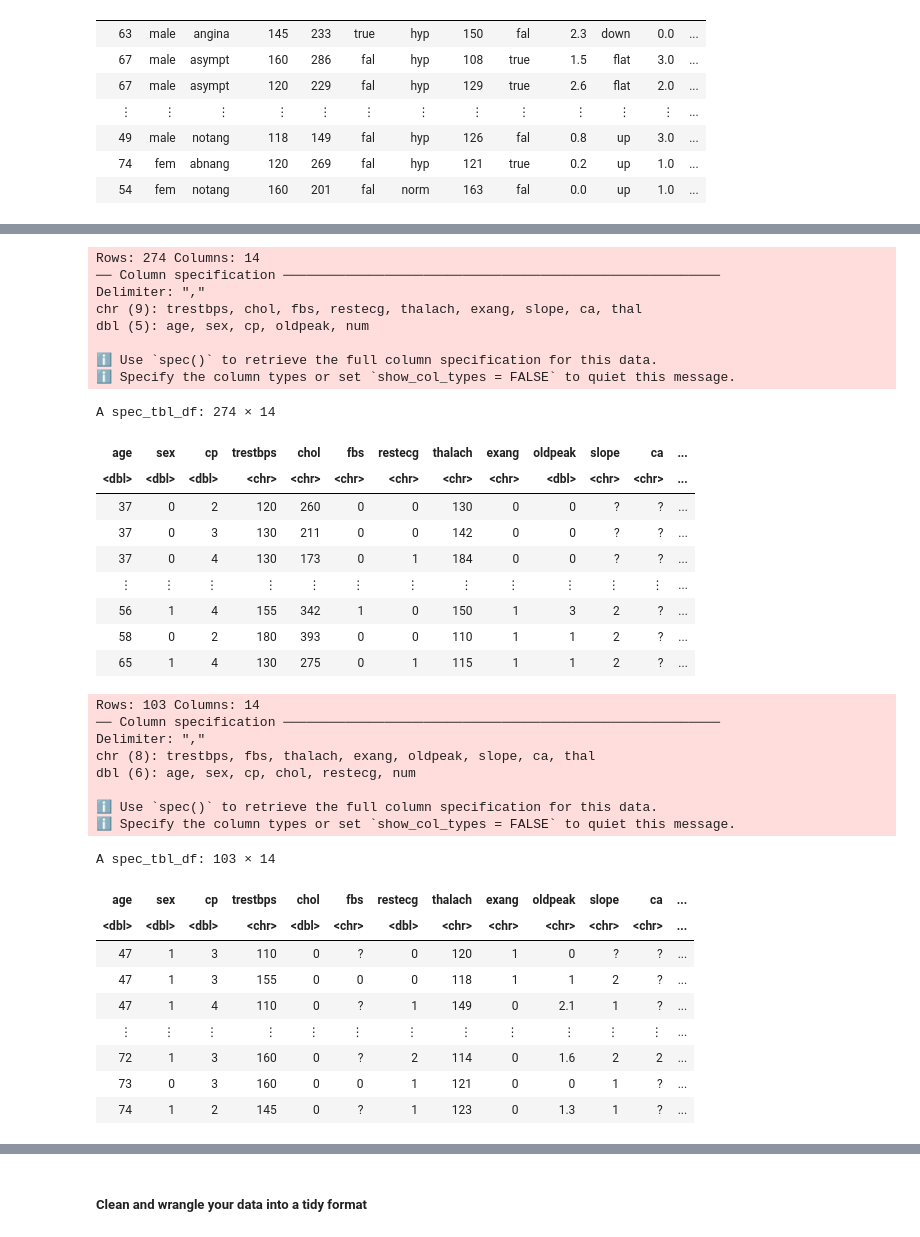
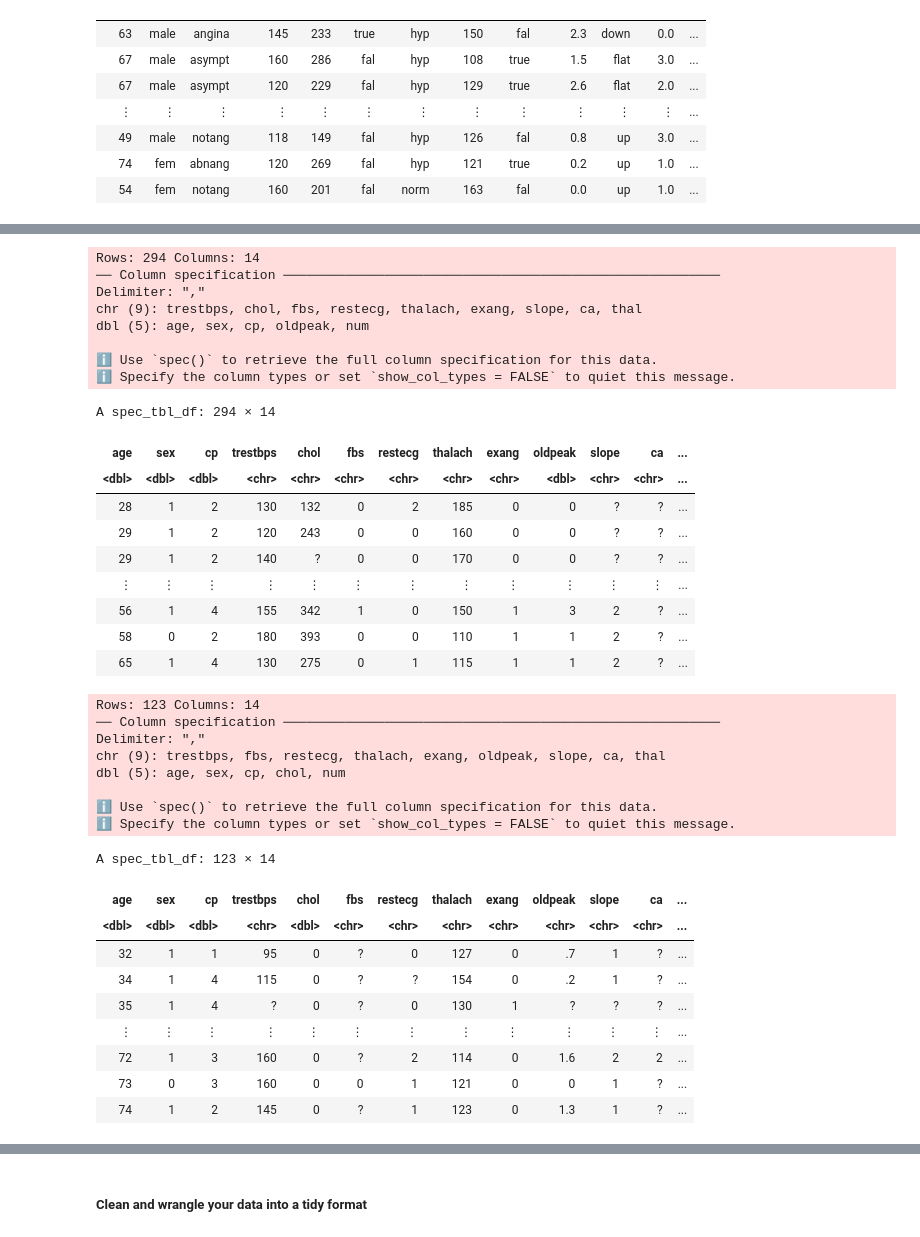
Before and after one commit to TheSkiffle/group_project_ds_2024, a Jupyter notebook: group_project_proposal.ipynb, the cells around one changed output, grey strips where cells are left out. Drawn from its saved outputs; the diff is of its cells as text; code cells hidden in the pictures.

```diff
--- a/group_project_proposal.ipynb
+++ b/group_project_proposal.ipynb
@@ -85,10 +85,10 @@ A spec_tbl_df: 283 × 14
 | 57 | 0 | 2 | 130 | 236 | 0 | 2 | 174 | 0 | 0.0 | 2 | 1.0 | ... |
 | 38 | 1 | 3 | 138 | 175 | 0 | 0 | 173 | 0 | 0.0 | 1 | ? | ... |
 # %%
-processed_hungarian_data <- read_delim("Data/processed.hungarian.data", skip = 20, col_names = c("age", "sex", "cp", "trestbps", "chol", "fbs", "restecg", "thalach", "exang", "oldpeak", "slope", "ca", "thal", "num"))
+processed_hungarian_data <- read_delim("Data/processed.hungarian.data", col_names = c("age", "sex", "cp", "trestbps", "chol", "fbs", "restecg", "thalach", "exang", "oldpeak", "slope", "ca", "thal", "num"))
 processed_hungarian_data
 # %% [output]
-Rows: 274 Columns: 14
+Rows: 294 Columns: 14
 ── Column specification ────────────────────────────────────────────────────────
 Delimiter: ","
 chr (9): trestbps, chol, fbs, restecg, thalach, exang, slope, ca, thal
@@ -96,34 +96,34 @@ dbl (5): age, sex, cp, oldpeak, num
 
 ℹ Use `spec()` to retrieve the full column specification for this data.
 ℹ Specify the column types or set `show_col_types = FALSE` to quiet this message.
-A spec_tbl_df: 274 × 14
+A spec_tbl_df: 294 × 14
 | age | sex | cp | trestbps | chol | fbs | restecg | thalach | exang | oldpeak | slope | ca | ... |
 | <dbl> | <dbl> | <dbl> | <chr> | <chr> | <chr> | <chr> | <chr> | <chr> | <dbl> | <chr> | <chr> | ... |
-| 37 | 0 | 2 | 120 | 260 | 0 | 0 | 130 | 0 | 0 | ? | ? | ... |
-| 37 | 0 | 3 | 130 | 211 | 0 | 0 | 142 | 0 | 0 | ? | ? | ... |
-| 37 | 0 | 4 | 130 | 173 | 0 | 1 | 184 | 0 | 0 | ? | ? | ... |
+| 28 | 1 | 2 | 130 | 132 | 0 | 2 | 185 | 0 | 0 | ? | ? | ... |
+| 29 | 1 | 2 | 120 | 243 | 0 | 0 | 160 | 0 | 0 | ? | ? | ... |
+| 29 | 1 | 2 | 140 | ? | 0 | 0 | 170 | 0 | 0 | ? | ? | ... |
 | ⋮ | ⋮ | ⋮ | ⋮ | ⋮ | ⋮ | ⋮ | ⋮ | ⋮ | ⋮ | ⋮ | ⋮ | ... |
 | 56 | 1 | 4 | 155 | 342 | 1 | 0 | 150 | 1 | 3 | 2 | ? | ... |
 | 58 | 0 | 2 | 180 | 393 | 0 | 0 | 110 | 1 | 1 | 2 | ? | ... |
 | 65 | 1 | 4 | 130 | 275 | 0 | 1 | 115 | 1 | 1 | 2 | ? | ... |
 # %%
-processed_switzerland_data <- read_delim("Data/processed.switzerland.data", skip = 20, col_names = c("age", "sex", "cp", "trestbps", "chol", "fbs", "restecg", "thalach", "exang", "oldpeak", "slope", "ca", "thal", "num"))
+processed_switzerland_data <- read_delim("Data/processed.switzerland.data", col_names = c("age", "sex", "cp", "trestbps", "chol", "fbs", "restecg", "thalach", "exang", "oldpeak", "slope", "ca", "thal", "num"))
 processed_switzerland_data
 # %% [output]
-Rows: 103 Columns: 14
+Rows: 123 Columns: 14
 ── Column specification ────────────────────────────────────────────────────────
 Delimiter: ","
-chr (8): trestbps, fbs, thalach, exang, oldpeak, slope, ca, thal
-dbl (6): age, sex, cp, chol, restecg, num
+chr (9): trestbps, fbs, restecg, thalach, exang, oldpeak, slope, ca, thal
+dbl (5): age, sex, cp, chol, num
 
 ℹ Use `spec()` to retrieve the full column specification for this data.
 ℹ Specify the column types or set `show_col_types = FALSE` to quiet this message.
-A spec_tbl_df: 103 × 14
+A spec_tbl_df: 123 × 14
 | age | sex | cp | trestbps | chol | fbs | restecg | thalach | exang | oldpeak | slope | ca | ... |
-| <dbl> | <dbl> | <dbl> | <chr> | <dbl> | <chr> | <dbl> | <chr> | <chr> | <chr> | <chr> | <chr> | ... |
-| 47 | 1 | 3 | 110 | 0 | ? | 0 | 120 | 1 | 0 | ? | ? | ... |
-| 47 | 1 | 3 | 155 | 0 | 0 | 0 | 118 | 1 | 1 | 2 | ? | ... |
-| 47 | 1 | 4 | 110 | 0 | ? | 1 | 149 | 0 | 2.1 | 1 | ? | ... |
+| <dbl> | <dbl> | <dbl> | <chr> | <dbl> | <chr> | <chr> | <chr> | <chr> | <chr> | <chr> | <chr> | ... |
+| 32 | 1 | 1 | 95 | 0 | ? | 0 | 127 | 0 | .7 | 1 | ? | ... |
+| 34 | 1 | 4 | 115 | 0 | ? | ? | 154 | 0 | .2 | 1 | ? | ... |
+| 35 | 1 | 4 | ? | 0 | ? | 0 | 130 | 1 | ? | ? | ? | ... |
 | ⋮ | ⋮ | ⋮ | ⋮ | ⋮ | ⋮ | ⋮ | ⋮ | ⋮ | ⋮ | ⋮ | ⋮ | ... |
 | 72 | 1 | 3 | 160 | 0 | ? | 2 | 114 | 0 | 1.6 | 2 | 2 | ... |
 | 73 | 0 | 3 | 160 | 0 | 0 | 1 | 121 | 0 | 0 | 1 | ? | ... |
```
Also changed, not shown: parts of 3 cells of this notebook.
